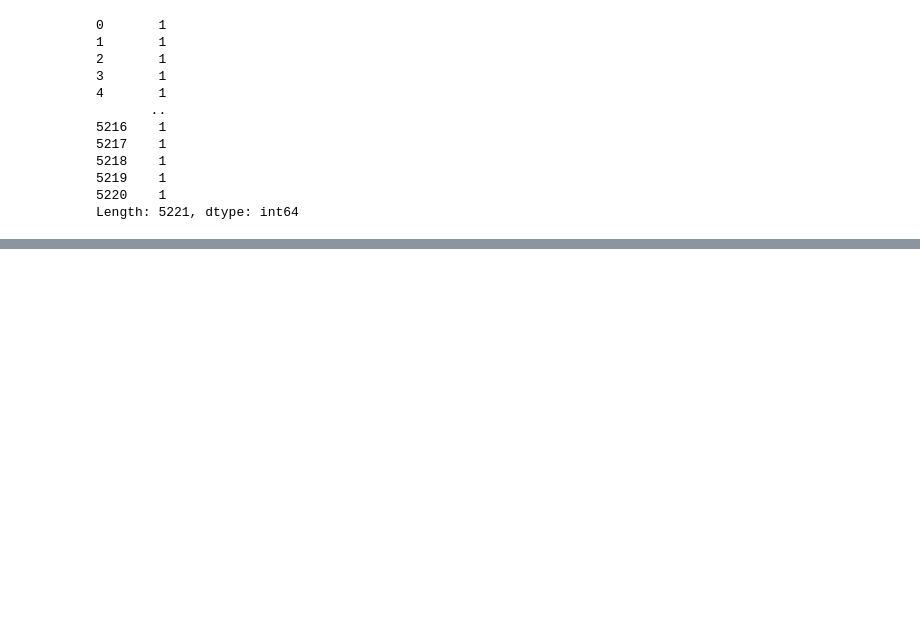
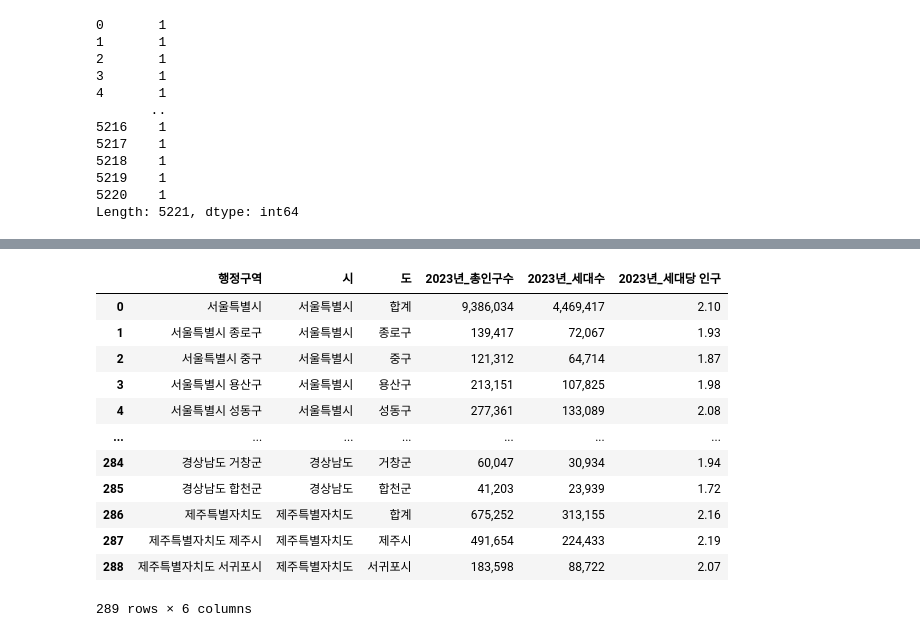
Before and after one commit to cw3714/DE31_1st_mini_project, a Jupyter notebook: 2chung1/mini_1.ipynb, the cells around one changed output, grey strips where cells are left out. Saved outputs shown, nothing was run; the diff lists cells and outputs as text; code cells hidden in the pictures; blank space fills up the shorter version.

```diff
--- a/2chung1/mini_1.ipynb
+++ b/2chung1/mini_1.ipynb
@@ -561,0 +728,4 @@ con.close()
+# %%
+pop_info['도'] = pop_info['도'].fillna('합계')
+# %%
+pop_info = pop_info[['행정구역','시','도','2023년_총인구수','2023년_세대수','2023년_세대당 인구']]
@@ -561,0 +734,16 @@ con.close()
+# %%
+pop_info
+# %% [output]
+|  | 행정구역 | 시 | 도 | 2023년_총인구수 | 2023년_세대수 | 2023년_세대당 인구 |
+| 0 | 서울특별시 | 서울특별시 | 합계 | 9,386,034 | 4,469,417 | 2.10 |
+| 1 | 서울특별시 종로구 | 서울특별시 | 종로구 | 139,417 | 72,067 | 1.93 |
+| 2 | 서울특별시 중구 | 서울특별시 | 중구 | 121,312 | 64,714 | 1.87 |
+| 3 | 서울특별시 용산구 | 서울특별시 | 용산구 | 213,151 | 107,825 | 1.98 |
+| 4 | 서울특별시 성동구 | 서울특별시 | 성동구 | 277,361 | 133,089 | 2.08 |
+| ... | ... | ... | ... | ... | ... | ... |
+| 284 | 경상남도 거창군 | 경상남도 | 거창군 | 60,047 | 30,934 | 1.94 |
+| 285 | 경상남도 합천군 | 경상남도 | 합천군 | 41,203 | 23,939 | 1.72 |
+| 286 | 제주특별자치도 | 제주특별자치도 | 합계 | 675,252 | 313,155 | 2.16 |
+| 287 | 제주특별자치도 제주시 | 제주특별자치도 | 제주시 | 491,654 | 224,433 | 2.19 |
+| 288 | 제주특별자치도 서귀포시 | 제주특별자치도 | 서귀포시 | 183,598 | 88,722 | 2.07 |
+289 rows × 6 columns
```
Also changed, not shown: parts of 58 cells of this notebook, 2 other files.
